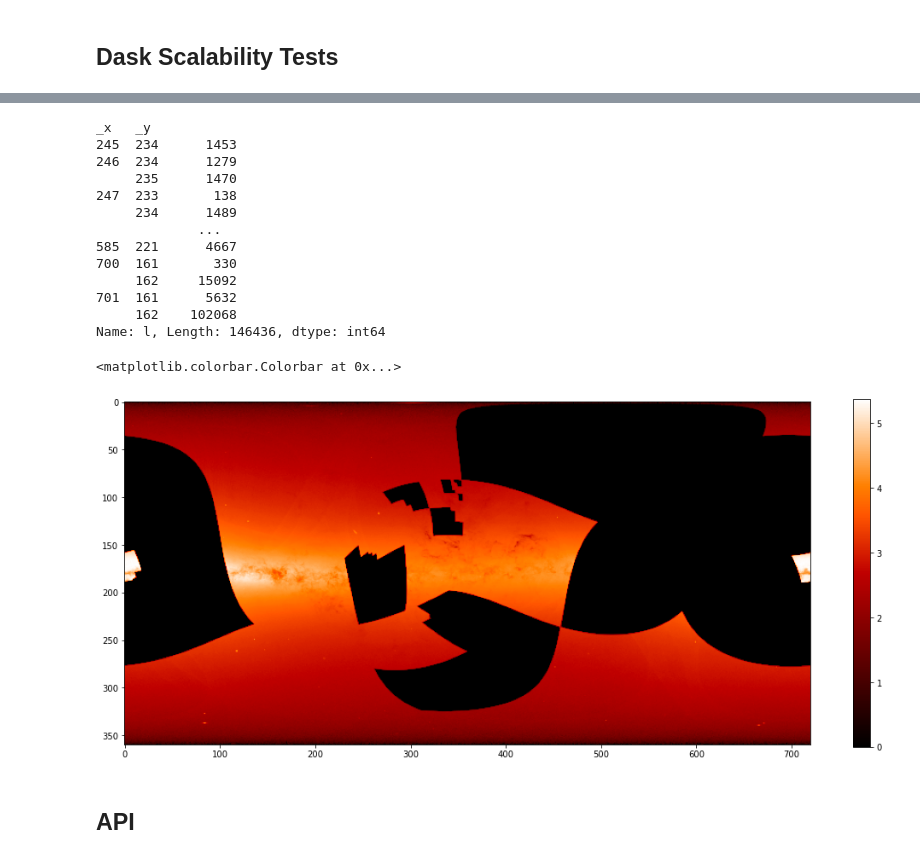
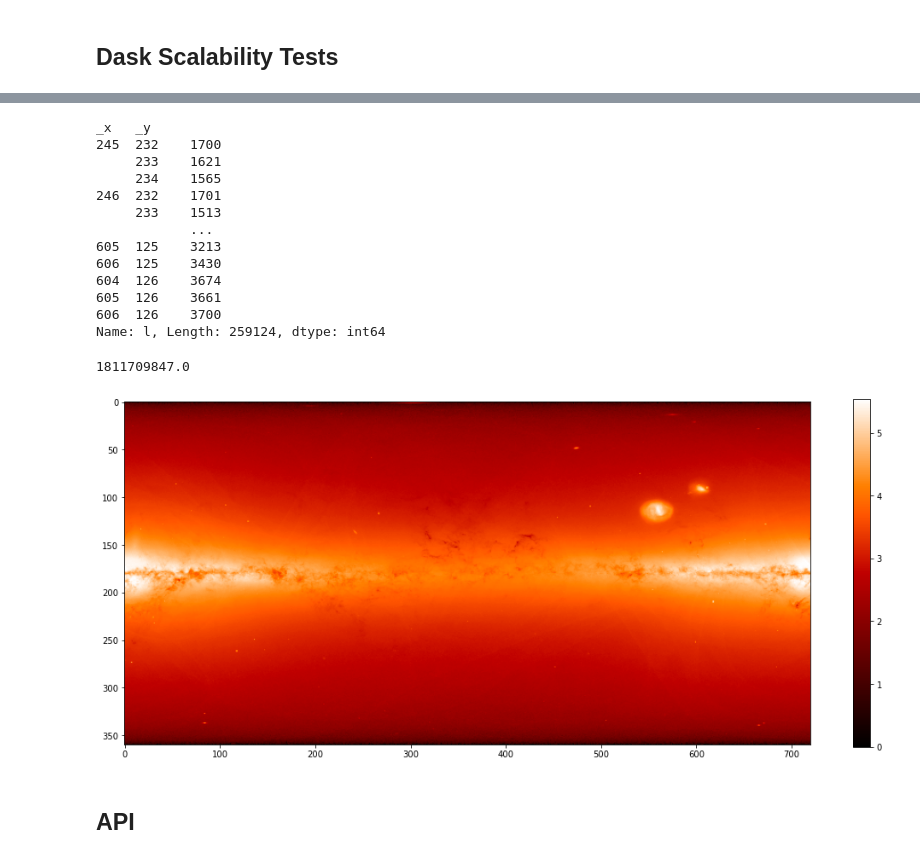
Before and after one commit to mjuric/HIPS, a Jupyter notebook: visualize.ipynb, the cells around one changed output, grey strips where cells are left out. Saved outputs shown, nothing was run; the diff lists cells and outputs as text; code cells hidden in the pictures.

```diff
--- a/visualize.ipynb
+++ b/visualize.ipynb
@@ -244,5 +234,0 @@ Wall time: 2.41 s
-# %%
-%%time
-import dask.dataframe as dd
-gaia = dd.read_parquet(pqfiles, columns=['l', 'b'], index='hips_pix')
-#df = dd.read_parquet('output/Norder5/Npix4522/catalog.parquet')
@@ -277,0 +237,4 @@ plt.xlim(0, 1_000_00)
+# %%
+from dask.distributed import Client, progress
+client = Client(n_workers=48, threads_per_worker=1)
+client.cluster
@@ -300,18 +575,18 @@ res = futures.result()
 res
 # %% [output]
 _x   _y
-245  234      1453
-246  234      1279
-     235      1470
-247  233       138
-     234      1489
-             ...
-585  221      4667
-700  161       330
-     162     15092
-701  161      5632
-     162    102068
-Name: l, Length: 146436, dtype: int64
+245  232    1700
+     233    1621
+     234    1565
+246  232    1701
+     233    1513
+            ...
+605  125    3213
+606  125    3430
+604  126    3674
+605  126    3661
+606  126    3700
+Name: l, Length: 259124, dtype: int64
 # %%
 img = np.zeros(shape=(180*4, 90*4))
 df = res.reset_index()
@@ -319,11 +594,12 @@ img[df['_x'], df['_y']] = np.log10(df['l'])
 # %%
 import matplotlib.pyplot as plt
 plt.figure(figsize=(18,7.5))
 plt.imshow(img.T, cmap='gist_heat')
 plt.colorbar()
+np.power(10, img).sum()
 # %% [output]
-<matplotlib.colorbar.Colorbar at 0x...>
+1811709847.0
-[figure, old version]
+[figure, new version]
 # %% [markdown]
 ## API
 # %%
```
Also changed, not shown: parts of 27 cells of this notebook, 2 other files.
